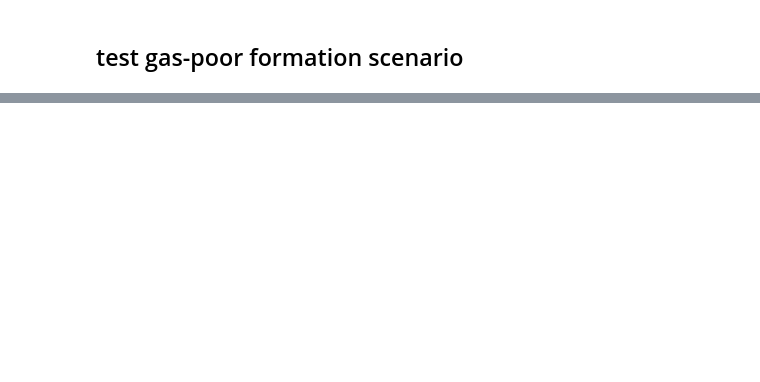
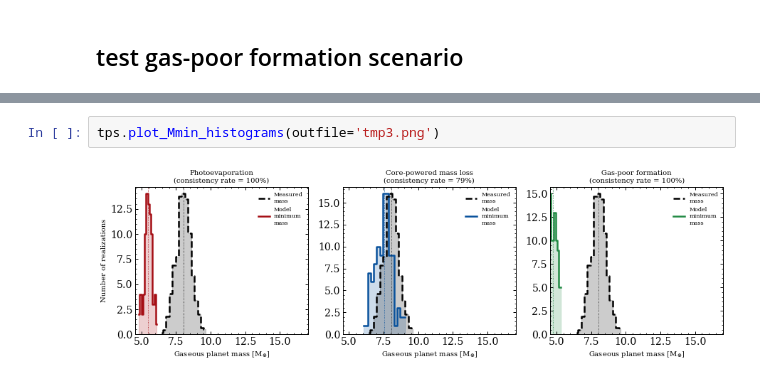
Before and after one commit to r-cloutier/RadValMassPred, a Jupyter notebook: example_run.ipynb, the cells around one changed output, grey strips where cells are left out. Drawn from its saved outputs; the diff is of its cells as text; blank space fills up the shorter version.

```diff
--- a/example_run.ipynb
+++ b/example_run.ipynb
@@ -115,0 +93,4 @@ AttributeError: 'planet' object has no attribute 'frac_succes_gaspoorformation'
+# %%
+tps.plot_Mmin_histograms(outfile='tmp3.png')
+# %% [output]
+[figure, added]
```
Also changed, not shown: parts of 12 cells of this notebook, 4 other files.
